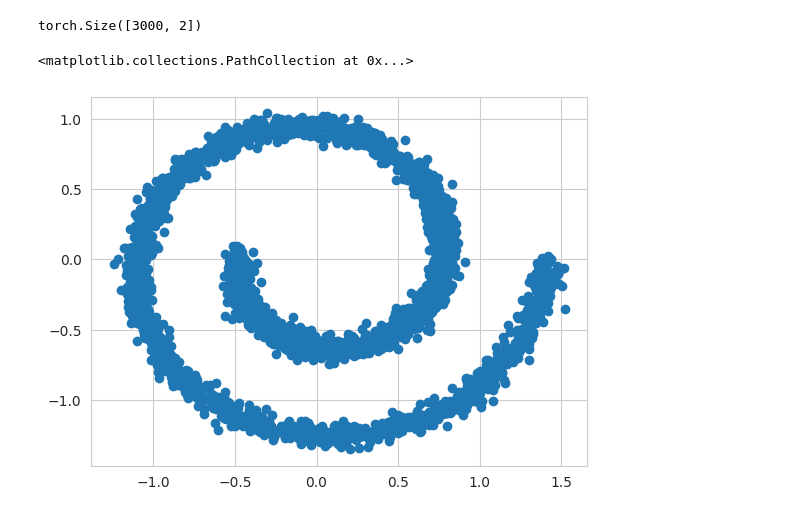
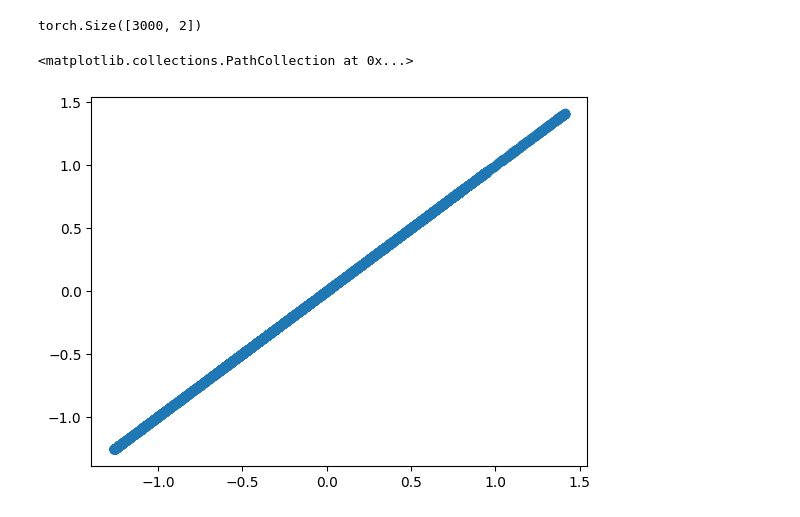
Before and after one commit to arturovallemacias/diffusion_models, a Jupyter notebook: reverse_me.ipynb, the cells around one changed output. Saved outputs shown, nothing was run; the diff lists cells and outputs as text; code cells hidden in the pictures.

```diff
--- a/reverse_me.ipynb
+++ b/reverse_me.ipynb
@@ -76,20 +76,3 @@ class MLP(nn.Module):
 
         #return mu, std
         return h
-# %%
-import seaborn as sns
-# Configuración de estilo de Seaborn (opcional)
-sns.set_style("whitegrid")
-
-# Crear un gráfico de línea utilizando Seaborn
-plt.figure(figsize=(10, 6))
-sns.lineplot(x=range(len(alphas_bar)), y=alphas_bar)
-sns.scatterplot(x=range(len(alphas_bar)), y=alphas_bar, marker='o', color='red')
-
-# Configuración de etiquetas y título
-plt.xlabel("Índice")
-plt.ylabel("Valor")
-plt.title("Visualización del Tensor 'betas'")
-
-# Mostrar el gráfico
-plt.show()
@@ -303,7 +316,7 @@ x0.shape
 # %% [output]
 torch.Size([3000, 2])
 # %%
-plt.scatter(mu_q[:, 0].data.cpu().numpy(), mu_q[:, 1].data.cpu().numpy())
+plt.scatter(x0.data.cpu().numpy(), x0.data.cpu().numpy())
 # %% [output]
 <matplotlib.collections.PathCollection at 0x...>
-[figure, old version]
+[figure, new version]
```
Also changed, not shown: parts of 10 cells of this notebook.
